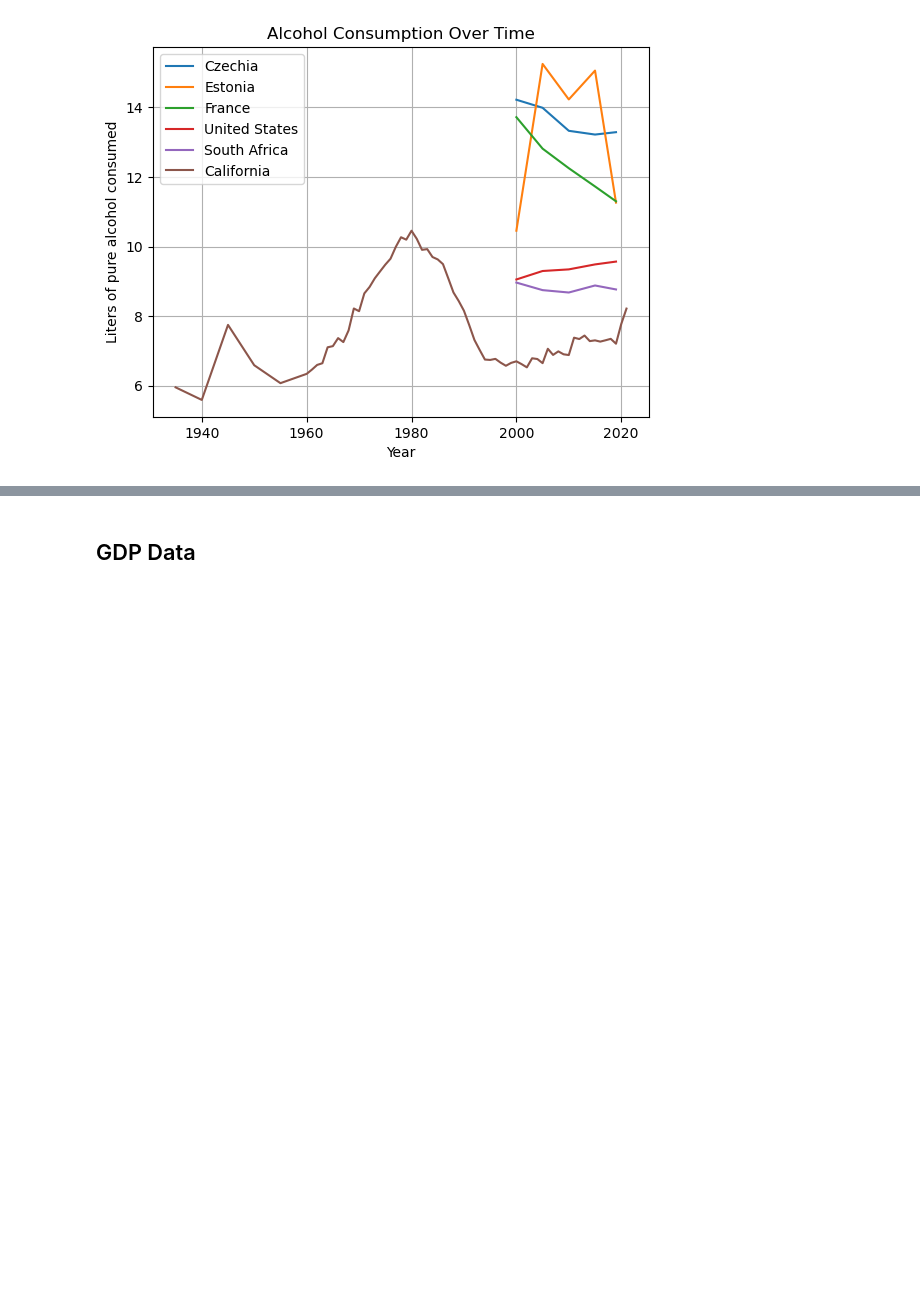
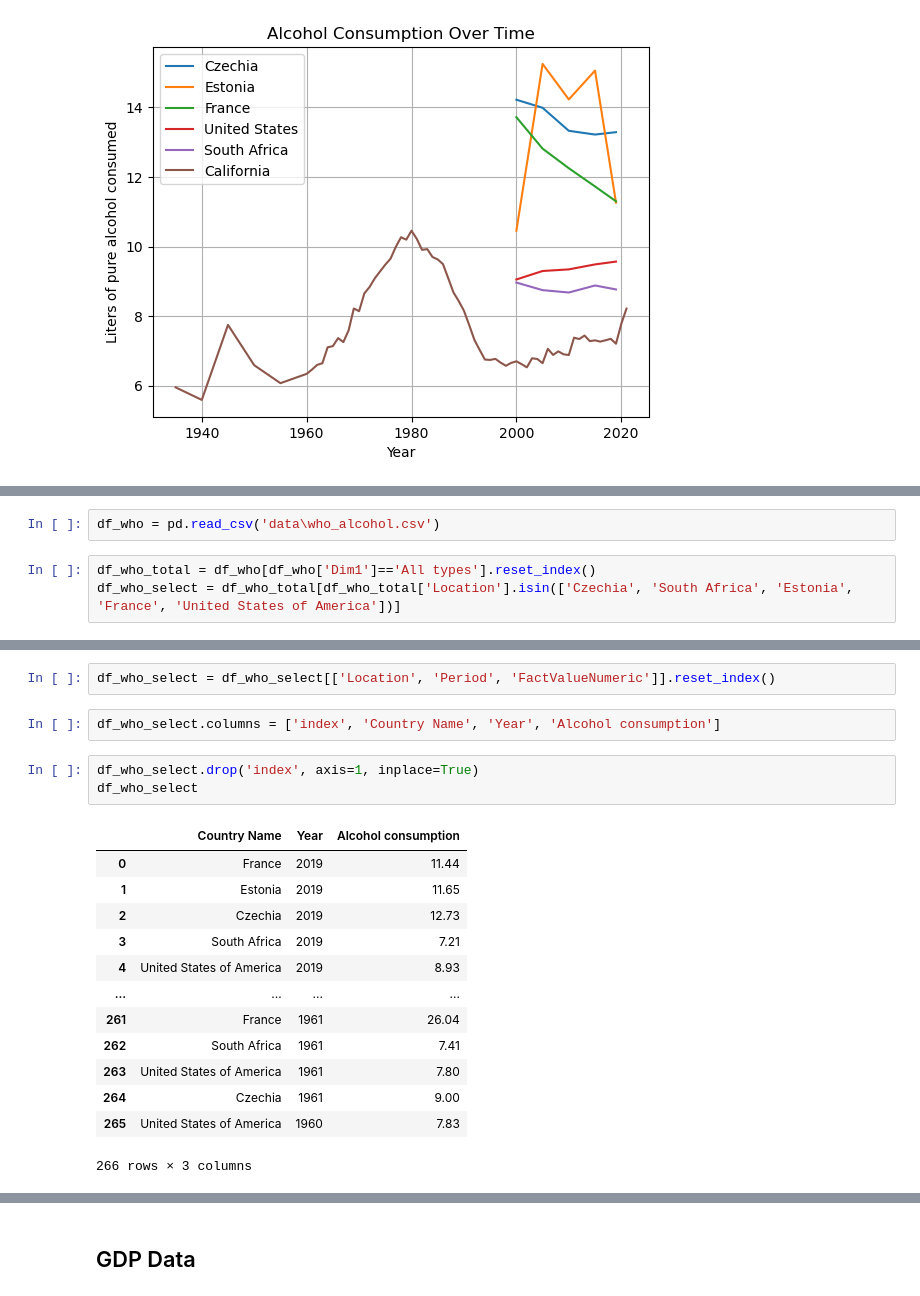
Before and after one commit to StenRSM/CIBI, a Jupyter notebook: exploration.ipynb, the cells around one changed output, grey strips where cells are left out. Cells and saved outputs as stored; diff of their text form; blank space fills up the shorter version.

```diff
--- a/exploration.ipynb
+++ b/exploration.ipynb
@@ -149,0 +154,5 @@ plt.show()
+# %%
+df_who = pd.read_csv('data\who_alcohol.csv')
+# %%
+df_who_total = df_who[df_who['Dim1']=='All types'].reset_index()
+df_who_select = df_who_total[df_who_total['Location'].isin(['Czechia', 'South Africa', 'Estonia', 'France', 'United States of America'])]
@@ -149,0 +173,21 @@ plt.show()
+# %%
+df_who_select = df_who_select[['Location', 'Period', 'FactValueNumeric']].reset_index()
+# %%
+df_who_select.columns = ['index', 'Country Name', 'Year', 'Alcohol consumption']
+# %%
+df_who_select.drop('index', axis=1, inplace=True)
+df_who_select
+# %% [output]
+|  | Country Name | Year | Alcohol consumption |
+| 0 | France | 2019 | 11.44 |
+| 1 | Estonia | 2019 | 11.65 |
+| 2 | Czechia | 2019 | 12.73 |
+| 3 | South Africa | 2019 | 7.21 |
+| 4 | United States of America | 2019 | 8.93 |
+| ... | ... | ... | ... |
+| 261 | France | 1961 | 26.04 |
+| 262 | South Africa | 1961 | 7.41 |
+| 263 | United States of America | 1961 | 7.80 |
+| 264 | Czechia | 1961 | 9.00 |
+| 265 | United States of America | 1960 | 7.83 |
+266 rows × 3 columns
```
Also changed, not shown: parts of 13 cells of this notebook.
